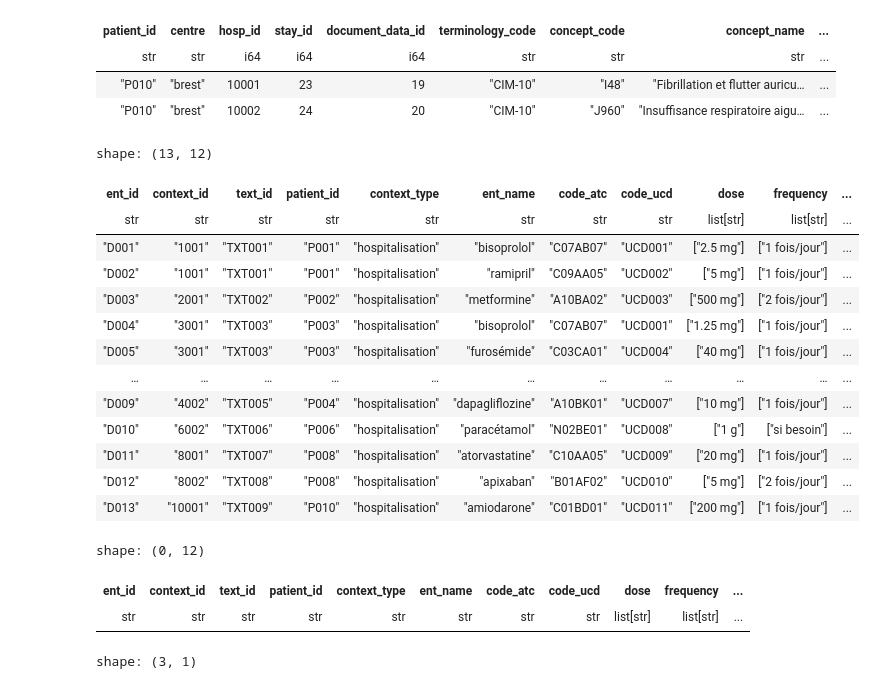
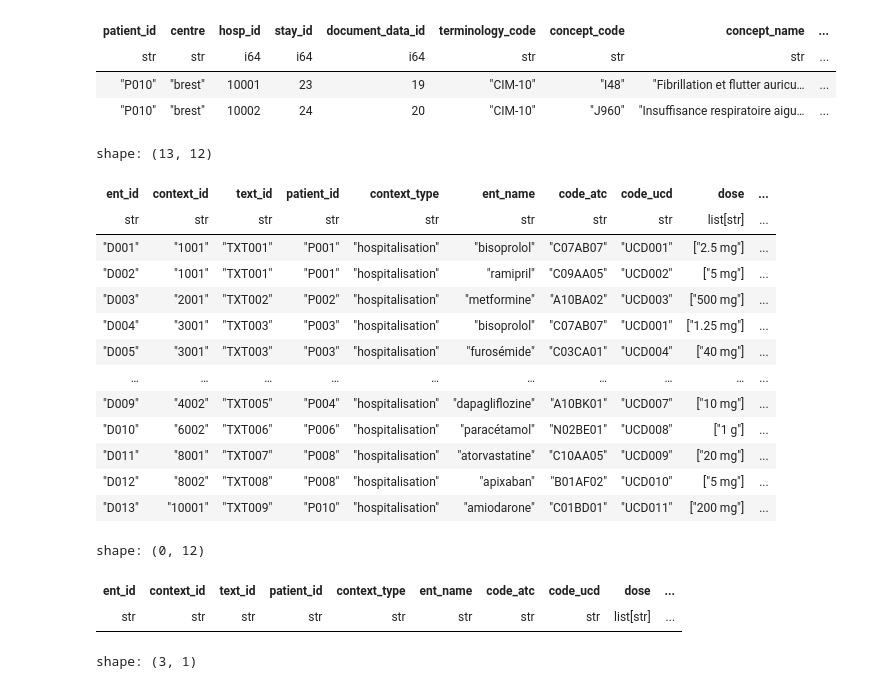
Before and after one commit to Arefeasd/server_patient_cohort, a Jupyter notebook: simulation.ipynb, the cells around one changed output. Drawn from its saved outputs; the diff is of its cells as text; code cells hidden in the pictures.

```diff
--- a/simulation.ipynb
+++ b/simulation.ipynb
@@ -1115,7 +1018,7 @@ drug_data = pl.DataFrame({
     ],
 
     # List(String), as in your schema
-    "frequency": [
+    "frequency/duration": [
         ["1 fois/jour"],
         ["1 fois/jour"],
 
@@ -1136,46 +1039,46 @@ drug_data = pl.DataFrame({
 
         ["1 fois/jour"],
     ],
 
     # synthetic start/end dates encoded as integers
     # You can later replace these by real dates if needed
     "ent_start": [
         20150310, 20150310,
         20140622,
         20160205, 20160205, 20160205,
         20151114, 20180303, 20180303,
         20200617,
         20170910, 20201205,
         20150418,
     ],
 
     "ent_end": [
         20150316, 20150316,
         20140628,
         20160211, 20160211, 20160211,
         20151120, 20180318, 20180318,
         20200624,
         20170916, 20201220,
         20150423,
     ],
 })
 
 drug_data
 # %% [output]
 shape: (13, 12)
-| ent_id | context_id | text_id | patient_id | context_type | ent_name | code_atc | code_ucd | dose | frequency | ... |
-| str | str | str | str | str | str | str | str | list[str] | list[str] | ... |
-| "D001" | "1001" | "TXT001" | "P001" | "hospitalisation" | "bisoprolol" | "C07AB07" | "UCD001" | ["2.5 mg"] | ["1 fois/jour"] | ... |
-| "D002" | "1001" | "TXT001" | "P001" | "hospitalisation" | "ramipril" | "C09AA05" | "UCD002" | ["5 mg"] | ["1 fois/jour"] | ... |
-| "D003" | "2001" | "TXT002" | "P002" | "hospitalisation" | "metformine" | "A10BA02" | "UCD003" | ["500 mg"] | ["2 fois/jour"] | ... |
-| "D004" | "3001" | "TXT003" | "P003" | "hospitalisation" | "bisoprolol" | "C07AB07" | "UCD001" | ["1.25 mg"] | ["1 fois/jour"] | ... |
-| "D005" | "3001" | "TXT003" | "P003" | "hospitalisation" | "furosémide" | "C03CA01" | "UCD004" | ["40 mg"] | ["1 fois/jour"] | ... |
-| … | … | … | … | … | … | … | … | … | … | ... |
-| "D009" | "4002" | "TXT005" | "P004" | "hospitalisation" | "dapagliflozine" | "A10BK01" | "UCD007" | ["10 mg"] | ["1 fois/jour"] | ... |
-| "D010" | "6002" | "TXT006" | "P006" | "hospitalisation" | "paracétamol" | "N02BE01" | "UCD008" | ["1 g"] | ["si besoin"] | ... |
-| "D011" | "8001" | "TXT007" | "P008" | "hospitalisation" | "atorvastatine" | "C10AA05" | "UCD009" | ["20 mg"] | ["1 fois/jour"] | ... |
-| "D012" | "8002" | "TXT008" | "P008" | "hospitalisation" | "apixaban" | "B01AF02" | "UCD010" | ["5 mg"] | ["2 fois/jour"] | ... |
-| "D013" | "10001" | "TXT009" | "P010" | "hospitalisation" | "amiodarone" | "C01BD01" | "UCD011" | ["200 mg"] | ["1 fois/jour"] | ... |
+| ent_id | context_id | text_id | patient_id | context_type | ent_name | code_atc | code_ucd | dose | ... |
+| str | str | str | str | str | str | str | str | list[str] | ... |
+| "D001" | "1001" | "TXT001" | "P001" | "hospitalisation" | "bisoprolol" | "C07AB07" | "UCD001" | ["2.5 mg"] | ... |
+| "D002" | "1001" | "TXT001" | "P001" | "hospitalisation" | "ramipril" | "C09AA05" | "UCD002" | ["5 mg"] | ... |
+| "D003" | "2001" | "TXT002" | "P002" | "hospitalisation" | "metformine" | "A10BA02" | "UCD003" | ["500 mg"] | ... |
+| "D004" | "3001" | "TXT003" | "P003" | "hospitalisation" | "bisoprolol" | "C07AB07" | "UCD001" | ["1.25 mg"] | ... |
+| "D005" | "3001" | "TXT003" | "P003" | "hospitalisation" | "furosémide" | "C03CA01" | "UCD004" | ["40 mg"] | ... |
+| … | … | … | … | … | … | … | … | … | ... |
+| "D009" | "4002" | "TXT005" | "P004" | "hospitalisation" | "dapagliflozine" | "A10BK01" | "UCD007" | ["10 mg"] | ... |
+| "D010" | "6002" | "TXT006" | "P006" | "hospitalisation" | "paracétamol" | "N02BE01" | "UCD008" | ["1 g"] | ... |
+| "D011" | "8001" | "TXT007" | "P008" | "hospitalisation" | "atorvastatine" | "C10AA05" | "UCD009" | ["20 mg"] | ... |
+| "D012" | "8002" | "TXT008" | "P008" | "hospitalisation" | "apixaban" | "B01AF02" | "UCD010" | ["5 mg"] | ... |
+| "D013" | "10001" | "TXT009" | "P010" | "hospitalisation" | "amiodarone" | "C01BD01" | "UCD011" | ["200 mg"] | ... |
 # %%
 drug_data.join(
     patient.select("patient_id"),
@@ -1184,8 +1087,8 @@ drug_data.join(
 )
 # %% [output]
 shape: (0, 12)
-| ent_id | context_id | text_id | patient_id | context_type | ent_name | code_atc | code_ucd | dose | frequency | ... |
-| str | str | str | str | str | str | str | str | list[str] | list[str] | ... |
+| ent_id | context_id | text_id | patient_id | context_type | ent_name | code_atc | code_ucd | dose | ... |
+| str | str | str | str | str | str | str | str | list[str] | ... |
 # %%
 patient.select("patient_id").join(
     drug_data.select("patient_id").unique(),
```
Also changed, not shown: parts of 13 cells of this notebook, 7 other files.
